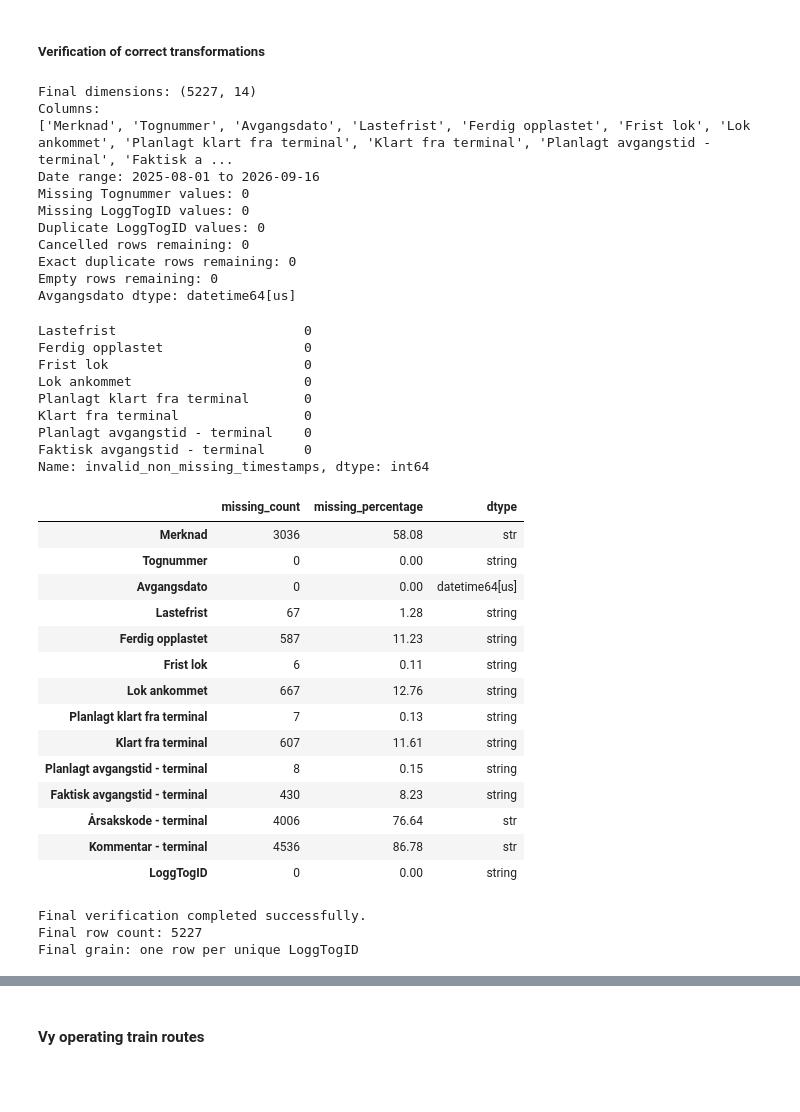
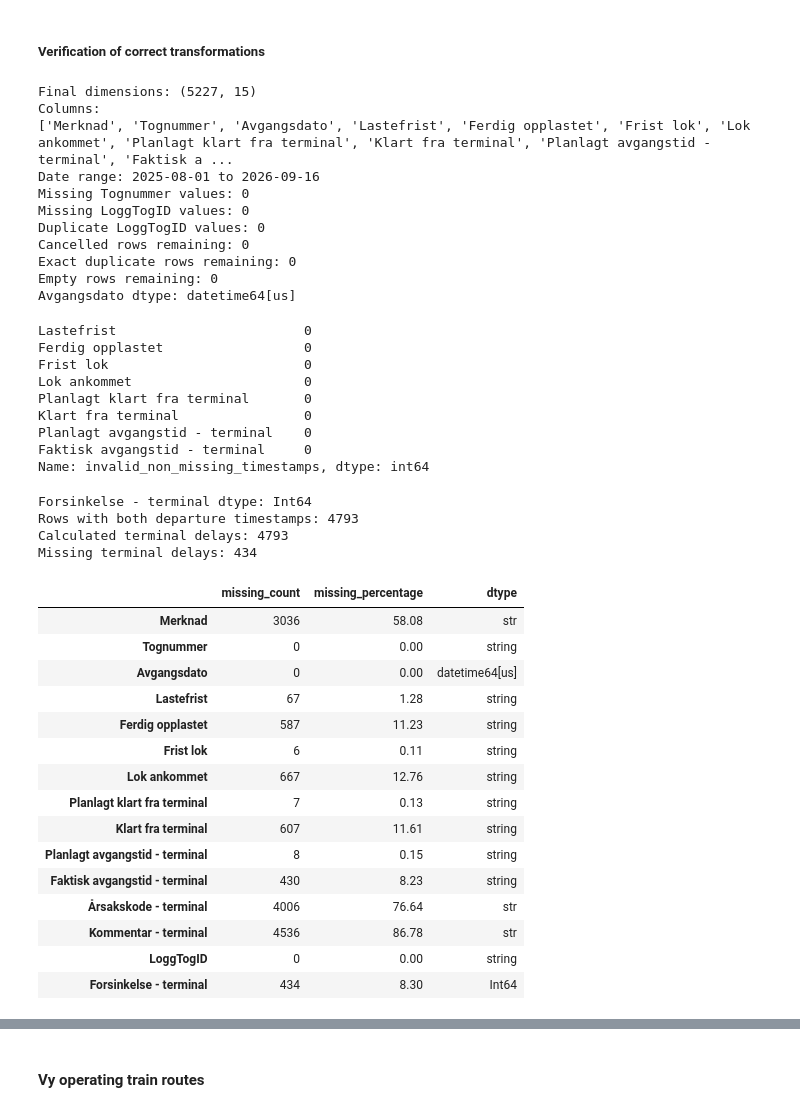
Before and after one commit to KriStrom/masteroppgave26SixSigmaDataanalyse, a Jupyter notebook: 01_measure_phase/01_01_data_quality_analysis.ipynb, the cells around one changed output, grey strips where cells are left out. Drawn from its saved outputs; the diff is of its cells as text; code cells hidden in the pictures; blank space fills up the shorter version.

```diff
--- a/01_measure_phase/01_01_data_quality_analysis.ipynb
+++ b/01_measure_phase/01_01_data_quality_analysis.ipynb
@@ -3380,6 +3434,7 @@ relevant_columns_renamed = [
     "Årsakskode - terminal",
     "Kommentar - terminal",
     "LoggTogID",
+    "Forsinkelse - terminal",
 ]
 
 # ---------------------------------------------------------------------
@@ -3529,6 +3584,73 @@ contains_date_information = all_timestamp_values.str.contains(
 
 assert not contains_date_information
 
+# ---------------------------------------------------------------------
+# Verify calculated terminal departure delay
+# ---------------------------------------------------------------------
+
+assert str(
+    df["Forsinkelse - terminal"].dtype
+) == "Int64"
+
+print(
+    "Forsinkelse - terminal dtype:",
+    df["Forsinkelse - terminal"].dtype,
+)
+
+planned_present = (
+    df["Planlagt avgangstid - terminal"].notna()
+)
+
+actual_present = (
+    df["Faktisk avgangstid - terminal"].notna()
+)
+
+both_departure_times_present = (
+    planned_present & actual_present
+)
+
+expected_delay_missing = (
+    ~both_departure_times_present
+)
+
+actual_delay_missing = (
+    df["Forsinkelse - terminal"].isna()
+)
+
+# Every row with both timestamps should have a calculated delay.
+assert (
+    df.loc[
+        both_departure_times_present,
+        "Forsinkelse - terminal",
+    ]
+    .notna()
+    .all()
+)
+
+# Every row missing one or both timestamps should have a missing delay.
+assert (
+    df.loc[
+        expected_delay_missing,
+        "Forsinkelse - terminal",
+    ]
+    .isna()
+    .all()
+)
+
+print(
+    "Rows with both departure timestamps:",
+    both_departure_times_present.sum(),
+)
+
+print(
+    "Calculated terminal delays:",
+    df["Forsinkelse - terminal"].notna().sum(),
+)
+
+print(
+    "Missing terminal delays:",
+    df["Forsinkelse - terminal"].isna().sum(),
+)
 
 # ---------------------------------------------------------------------
 # 9. Missing-value overview
@@ -3555,7 +3677,7 @@ print("Final grain: one row per unique LoggTogID")
 
 display(df.dtypes)
 # %% [output]
-Final dimensions: (5227, 14)
+Final dimensions: (5227, 15)
 Columns:
 ['Merknad', 'Tognummer', 'Avgangsdato', 'Lastefrist', 'Ferdig opplastet', 'Frist lok', 'Lok ankommet', 'Planlagt klart fra terminal', 'Klart fra terminal', 'Planlagt avgangstid - terminal', 'Faktisk a ...
 Date range: 2025-08-01 to 2026-09-16
@@ -3563,33 +3685,35 @@ Missing Tognummer values: 0
 Missing LoggTogID values: 0
 Duplicate LoggTogID values: 0
 Cancelled rows remaining: 0
 Exact duplicate rows remaining: 0
 Empty rows remaining: 0
 Avgangsdato dtype: datetime64[us]
 Lastefrist                        0
 Ferdig opplastet                  0
 Frist lok                         0
 Lok ankommet                      0
 Planlagt klart fra terminal       0
 Klart fra terminal                0
 Planlagt avgangstid - terminal    0
 Faktisk avgangstid - terminal     0
 Name: invalid_non_missing_timestamps, dtype: int64
+Forsinkelse - terminal dtype: Int64
+Rows with both departure timestamps: 4793
+Calculated terminal delays: 4793
+Missing terminal delays: 434
 |  | missing_count | missing_percentage | dtype |
 | Merknad | 3036 | 58.08 | str |
 | Tognummer | 0 | 0.00 | string |
 | Avgangsdato | 0 | 0.00 | datetime64[us] |
 | Lastefrist | 67 | 1.28 | string |
 | Ferdig opplastet | 587 | 11.23 | string |
 | Frist lok | 6 | 0.11 | string |
 | Lok ankommet | 667 | 12.76 | string |
 | Planlagt klart fra terminal | 7 | 0.13 | string |
 | Klart fra terminal | 607 | 11.61 | string |
 | Planlagt avgangstid - terminal | 8 | 0.15 | string |
 | Faktisk avgangstid - terminal | 430 | 8.23 | string |
 | Årsakskode - terminal | 4006 | 76.64 | str |
 | Kommentar - terminal | 4536 | 86.78 | str |
 | LoggTogID | 0 | 0.00 | string |
+| Forsinkelse - terminal | 434 | 8.30 | Int64 |
-Final verification completed successfully.
-Final row count: 5227
-Final grain: one row per unique LoggTogID
```
Also changed, not shown: parts of 10 cells of this notebook.
